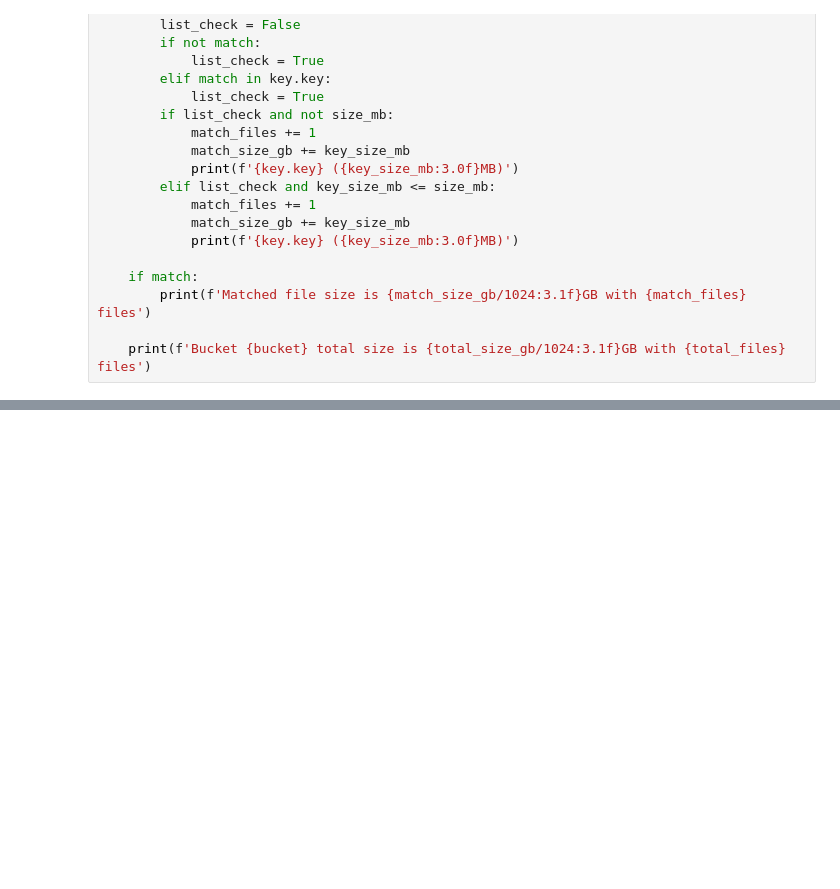
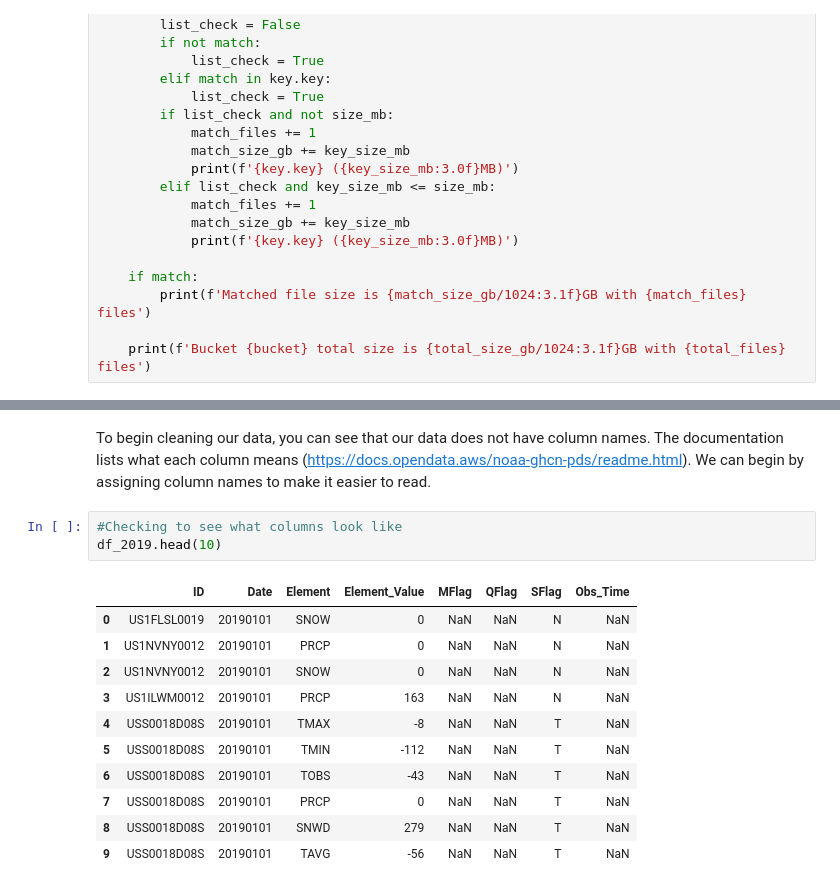
Before and after one commit to miaowu128/QTM350FinalProject, a Jupyter notebook: Olivia/Olivia-note.ipynb, the cells around one changed output, grey strips where cells are left out. Saved outputs shown, nothing was run; the diff lists cells and outputs as text; blank space fills up the shorter version.

```diff
--- a/Olivia/Olivia-note.ipynb
+++ b/Olivia/Olivia-note.ipynb
@@ -85,0 +135,17 @@ df1 = preview_csv_dataset(bucket='afsis', key='2009-2013/Dry_Chemistry/ICRAF/Bru
+# %% [markdown]
+To begin cleaning our data, you can see that our data does not have column names. The documentation lists what each column means (https://docs.opendata.aws/noaa-ghcn-pds/readme.html). We can begin by assigning column names to make it easier to read.
+# %%
+#Checking to see what columns look like
+df_2019.head(10)
+# %% [output]
+|  | ID | Date | Element | Element_Value | MFlag | QFlag | SFlag | Obs_Time |
+| 0 | US1FLSL0019 | 20190101 | SNOW | 0 | NaN | NaN | N | NaN |
+| 1 | US1NVNY0012 | 20190101 | PRCP | 0 | NaN | NaN | N | NaN |
+| 2 | US1NVNY0012 | 20190101 | SNOW | 0 | NaN | NaN | N | NaN |
+| 3 | US1ILWM0012 | 20190101 | PRCP | 163 | NaN | NaN | N | NaN |
+| 4 | USS0018D08S | 20190101 | TMAX | -8 | NaN | NaN | T | NaN |
+| 5 | USS0018D08S | 20190101 | TMIN | -112 | NaN | NaN | T | NaN |
+| 6 | USS0018D08S | 20190101 | TOBS | -43 | NaN | NaN | T | NaN |
+| 7 | USS0018D08S | 20190101 | PRCP | 0 | NaN | NaN | T | NaN |
+| 8 | USS0018D08S | 20190101 | SNWD | 279 | NaN | NaN | T | NaN |
+| 9 | USS0018D08S | 20190101 | TAVG | -56 | NaN | NaN | T | NaN |
```
Also changed, not shown: parts of 34 cells of this notebook.
